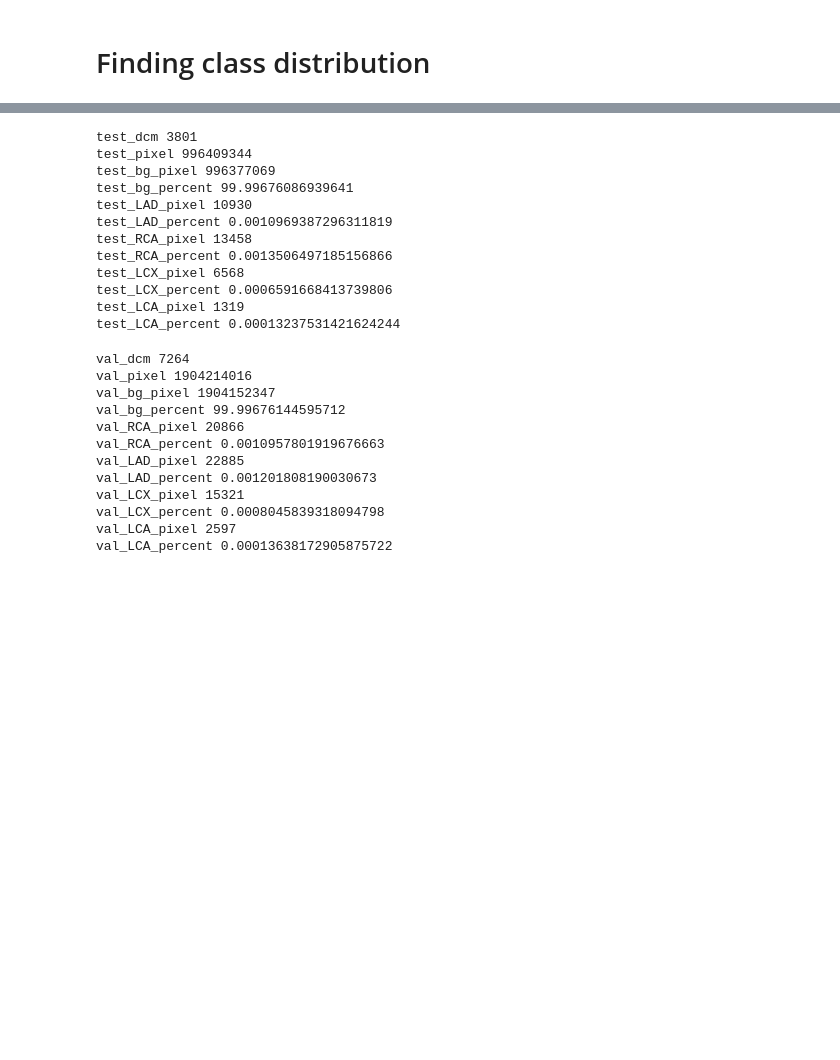
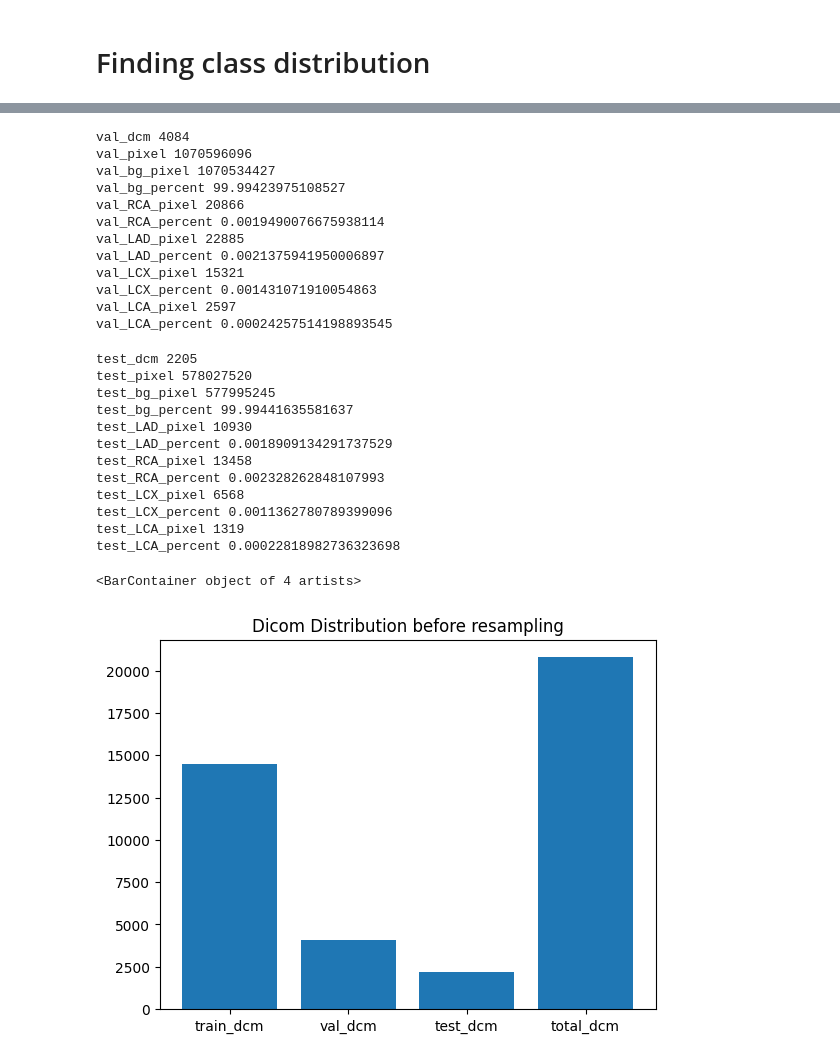
Before and after one commit to MIMIR-BIOMEDICAL/mobile-unetplusplus-cac-scoring, a Jupyter notebook: notebooks/1.5 EDA.ipynb, the cells around one changed output, grey strips where cells are left out. Drawn from its saved outputs; the diff is of its cells as text; code cells hidden in the pictures; blank space fills up the shorter version.

Commit message:
fix: rework algorithm to count class distribution

```diff
--- a/notebooks/1.5 EDA.ipynb
+++ b/notebooks/1.5 EDA.ipynb
@@ -83,7 +85,8 @@ with clean_json_path.open(mode="r") as f:
                         # Update pixel and percent values
 
                         eda_dict[total_bg_pixel_key] = (
-                            eda_dict.get(total_bg_pixel_key, 0) + n_pos
+                            eda_dict.get(total_bg_pixel_key, eda_dict["total_pixel"])
+                            - n_pos
                         )
                         eda_dict[total_bg_percent_key] = (
                             eda_dict.get(total_bg_percent_key, 100)
@@ -151,34 +154,47 @@ train_LCA_percent 0.00019057137200905377
 # %%
 for key, value in eda_dict.items():
-    if "test" in key:
+    if "val" in key:
         print(key, value)
 # %% [output]
-test_dcm 3801
-test_pixel 996409344
-test_bg_pixel 996377069
-test_bg_percent 99.99676086939641
-test_LAD_pixel 10930
-test_LAD_percent 0.0010969387296311819
-test_RCA_pixel 13458
-test_RCA_percent 0.0013506497185156866
-test_LCX_pixel 6568
-test_LCX_percent 0.0006591668413739806
-test_LCA_pixel 1319
-test_LCA_percent 0.00013237531421624244
+val_dcm 4084
+val_pixel 1070596096
+val_bg_pixel 1070534427
+val_bg_percent 99.99423975108527
+val_RCA_pixel 20866
+val_RCA_percent 0.0019490076675938114
+val_LAD_pixel 22885
+val_LAD_percent 0.0021375941950006897
+val_LCX_pixel 15321
+val_LCX_percent 0.001431071910054863
+val_LCA_pixel 2597
+val_LCA_percent 0.00024257514198893545
 # %%
 for key, value in eda_dict.items():
-    if "val" in key:
+    if "test" in key:
         print(key, value)
 # %% [output]
-val_dcm 7264
-val_pixel 1904214016
-val_bg_pixel 1904152347
-val_bg_percent 99.99676144595712
-val_RCA_pixel 20866
-val_RCA_percent 0.0010957801919676663
-val_LAD_pixel 22885
-val_LAD_percent 0.001201808190030673
-val_LCX_pixel 15321
-val_LCX_percent 0.0008045839318094798
-val_LCA_pixel 2597
-val_LCA_percent 0.00013638172905875722
+test_dcm 2205
+test_pixel 578027520
+test_bg_pixel 577995245
+test_bg_percent 99.99441635581637
+test_LAD_pixel 10930
+test_LAD_percent 0.0018909134291737529
+test_RCA_pixel 13458
+test_RCA_percent 0.002328262848107993
+test_LCX_pixel 6568
+test_LCX_percent 0.0011362780789399096
+test_LCA_pixel 1319
+test_LCA_percent 0.00022818982736323698
+# %%
+dcm_list = []
+for key, value in eda_dict.items():
+    if "dcm" in key:
+        dcm_list.append([key, value])
+dcm_list = np.array(dcm_list)
+
+fig, ax = plt.subplots(1, 1)
+ax.set_title("Dicom Distribution before resampling")
+ax.bar(dcm_list[:, 0], dcm_list[:, 1].astype(int))
+# %% [output]
+<BarContainer object of 4 artists>
+[figure, added]
```
Also changed, not shown: parts of 7 cells of this notebook.
